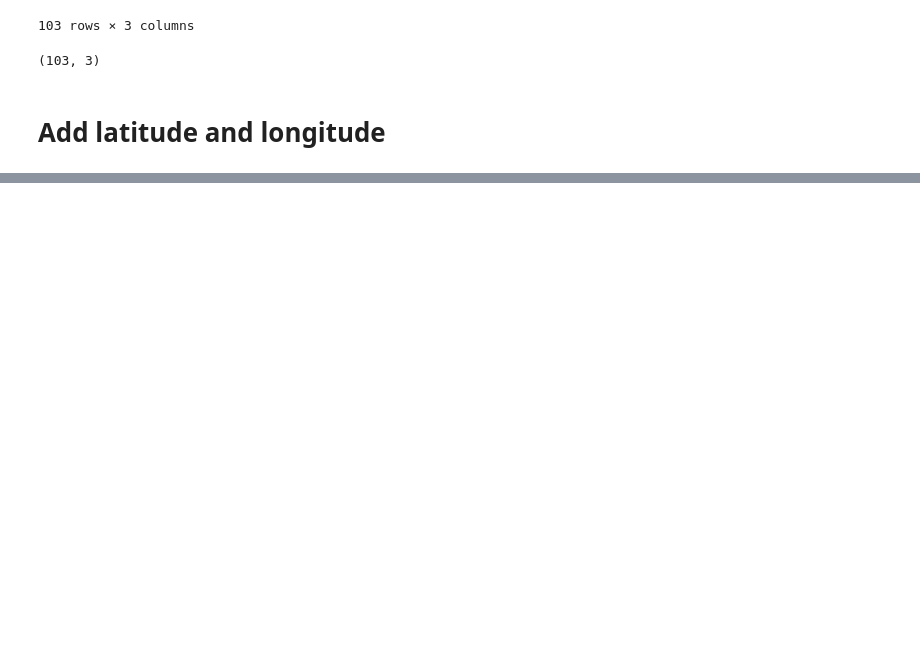
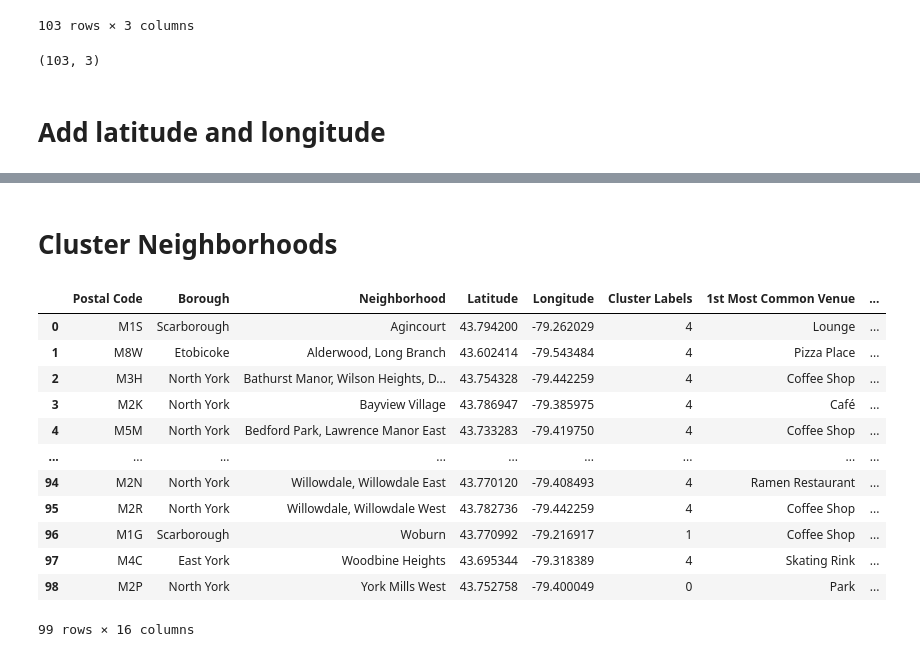
Before and after one commit to juanseripe/DataScienceCapstone, a Jupyter notebook: Neighborhoods in Toronto.ipynb, the cells around one changed output, grey strips where cells are left out. Saved outputs shown, nothing was run; the diff lists cells and outputs as text; code cells hidden in the pictures; blank space fills up the shorter version.

Commit message:
Part three: Final Clustering

```diff
--- a/Neighborhoods in Toronto.ipynb
+++ b/Neighborhoods in Toronto.ipynb
@@ -97,0 +224,3 @@ data
+# %%
+toronto = toronto_onehot.groupby('Neighborhood_').mean().reset_index()
+toronto
@@ -97,0 +243,27 @@ data
+# %%
+def return_most_common_venues(row, num_top_venues):
+    row_categories = row.iloc[1:]
+    row_categories_sorted = row_categories.sort_values(ascending=False)
+
+    return row_categories_sorted.index.values[0:num_top_venues]
+# %%
+num_top_venues = 10
+
+indicators = ['st', 'nd', 'rd']
+
+# create columns according to number of top venues
+columns = ['Neighborhood']
+for ind in np.arange(num_top_venues):
+    try:
+        columns.append('{}{} Most Common Venue'.format(ind+1, indicators[ind]))
+    except:
+        columns.append('{}th Most Common Venue'.format(ind+1))
+
+# create a new dataframe
+neighborhoods_venues_sorted = pd.DataFrame(columns=columns)
+neighborhoods_venues_sorted['Neighborhood'] = toronto['Neighborhood_']
+
+for ind in np.arange(toronto.shape[0]):
+    neighborhoods_venues_sorted.iloc[ind, 1:] = return_most_common_venues(toronto.iloc[ind, :], num_top_venues)
+
+neighborhoods_venues_sorted
@@ -97,0 +284,31 @@ data
+# %% [markdown]
+# Cluster Neighborhoods
+# %%
+# set number of clusters
+kclusters = 5
+toronto_grouped_clustering = toronto.drop('Neighborhood_', axis = 1)
+# run k-means clustering
+kmeans = KMeans(n_clusters=kclusters, random_state=0).fit(toronto_grouped_clustering)
+# add clustering labels
+neighborhoods_venues_sorted.insert(1, 'Cluster Labels', kmeans.labels_)
+# %%
+toronto_final = pd.merge(neighborhoods_venues_sorted, data, on = 'Neighborhood')
+#Fixed columns in final dataset
+fixed_columns = list(toronto_final.columns[-4:-2]) + [toronto_final.columns[0]] + \
+                list(toronto_final.columns[-2:]) + list(toronto_final.columns[1:-4])
+toronto_final = toronto_final[fixed_columns]
+toronto_final
+# %% [output]
+|  | Postal Code | Borough | Neighborhood | Latitude | Longitude | Cluster Labels | 1st Most Common Venue | ... |
+| 0 | M1S | Scarborough | Agincourt | 43.794200 | -79.262029 | 4 | Lounge | ... |
+| 1 | M8W | Etobicoke | Alderwood, Long Branch | 43.602414 | -79.543484 | 4 | Pizza Place | ... |
+| 2 | M3H | North York | Bathurst Manor, Wilson Heights, D... | 43.754328 | -79.442259 | 4 | Coffee Shop | ... |
+| 3 | M2K | North York | Bayview Village | 43.786947 | -79.385975 | 4 | Café | ... |
+| 4 | M5M | North York | Bedford Park, Lawrence Manor East | 43.733283 | -79.419750 | 4 | Coffee Shop | ... |
+| ... | ... | ... | ... | ... | ... | ... | ... | ... |
+| 94 | M2N | North York | Willowdale, Willowdale East | 43.770120 | -79.408493 | 4 | Ramen Restaurant | ... |
+| 95 | M2R | North York | Willowdale, Willowdale West | 43.782736 | -79.442259 | 4 | Coffee Shop | ... |
+| 96 | M1G | Scarborough | Woburn | 43.770992 | -79.216917 | 1 | Coffee Shop | ... |
+| 97 | M4C | East York | Woodbine Heights | 43.695344 | -79.318389 | 4 | Skating Rink | ... |
+| 98 | M2P | North York | York Mills West | 43.752758 | -79.400049 | 0 | Park | ... |
+99 rows × 16 columns
```
Also changed, not shown: parts of 33 cells of this notebook.
